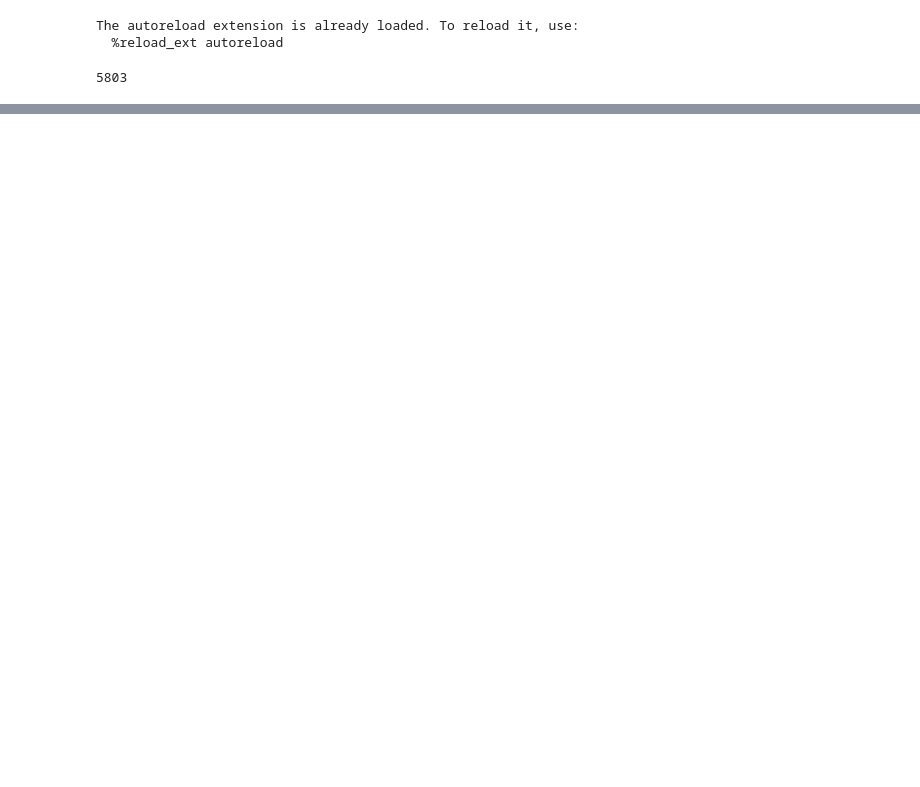
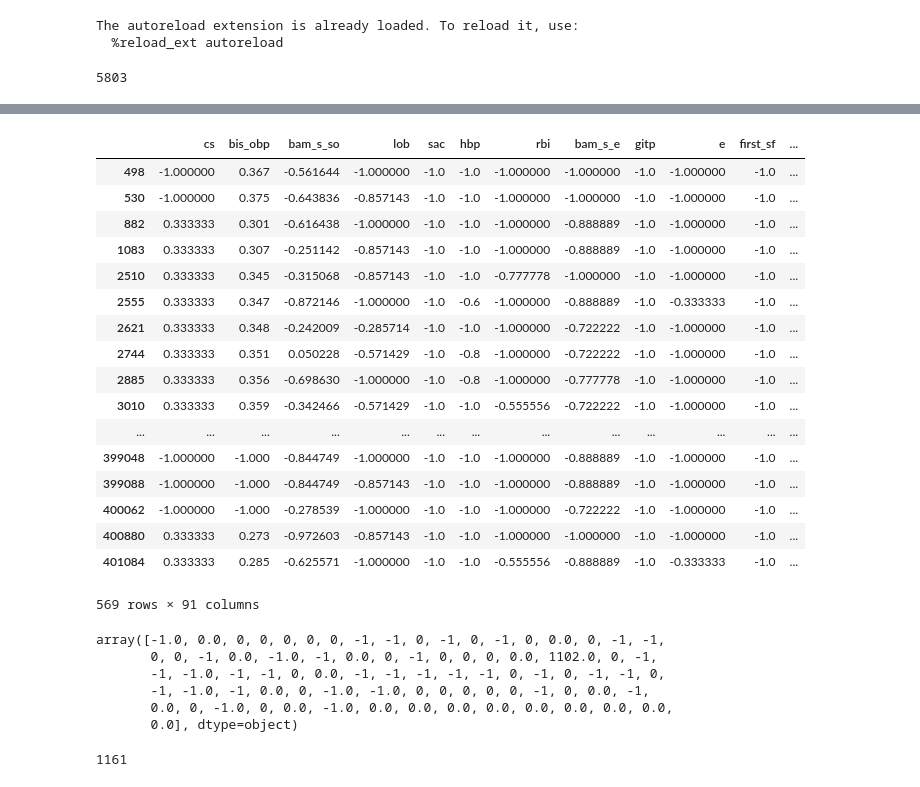
Before and after one commit to zaxcie/dfd, a Jupyter notebook: dfd/notebooks/1.0-kf-PredictRuns.ipynb, the cells around one changed output, grey strips where cells are left out. Cells and saved outputs as stored; diff of their text form; code cells hidden in the pictures; blank space fills up the shorter version.

```diff
--- a/dfd/notebooks/1.0-kf-PredictRuns.ipynb
+++ b/dfd/notebooks/1.0-kf-PredictRuns.ipynb
@@ -8,6 +8,8 @@ import matplotlib as plt
 import seaborn as sns
 import sqlalchemy as alch
 from dfd.data import processing
+
+pd.options.display.max_columns = None
 # %% [output]
 The autoreload extension is already loaded. To reload it, use:
   %reload_ext autoreload
@@ -38,3 +111,33 @@ X = np.nan_to_num(X)
+# %%
+df[df["id"] == 452254]
+# %% [output]
+|  | cs | bis_obp | bam_s_so | lob | sac | hbp | rbi | bam_s_e | gitp | e | first_sf | ... |
+| 498 | -1.000000 | 0.367 | -0.561644 | -1.000000 | -1.0 | -1.0 | -1.000000 | -1.000000 | -1.0 | -1.000000 | -1.0 | ... |
+| 530 | -1.000000 | 0.375 | -0.643836 | -0.857143 | -1.0 | -1.0 | -1.000000 | -1.000000 | -1.0 | -1.000000 | -1.0 | ... |
+| 882 | 0.333333 | 0.301 | -0.616438 | -1.000000 | -1.0 | -1.0 | -1.000000 | -0.888889 | -1.0 | -1.000000 | -1.0 | ... |
+| 1083 | 0.333333 | 0.307 | -0.251142 | -0.857143 | -1.0 | -1.0 | -1.000000 | -0.888889 | -1.0 | -1.000000 | -1.0 | ... |
+| 2510 | 0.333333 | 0.345 | -0.315068 | -0.857143 | -1.0 | -1.0 | -0.777778 | -1.000000 | -1.0 | -1.000000 | -1.0 | ... |
+| 2555 | 0.333333 | 0.347 | -0.872146 | -1.000000 | -1.0 | -0.6 | -1.000000 | -0.888889 | -1.0 | -0.333333 | -1.0 | ... |
+| 2621 | 0.333333 | 0.348 | -0.242009 | -0.285714 | -1.0 | -1.0 | -1.000000 | -0.722222 | -1.0 | -1.000000 | -1.0 | ... |
+| 2744 | 0.333333 | 0.351 | 0.050228 | -0.571429 | -1.0 | -0.8 | -1.000000 | -0.722222 | -1.0 | -1.000000 | -1.0 | ... |
+| 2885 | 0.333333 | 0.356 | -0.698630 | -1.000000 | -1.0 | -0.8 | -1.000000 | -0.777778 | -1.0 | -1.000000 | -1.0 | ... |
+| 3010 | 0.333333 | 0.359 | -0.342466 | -0.571429 | -1.0 | -1.0 | -0.555556 | -0.722222 | -1.0 | -1.000000 | -1.0 | ... |
+| ... | ... | ... | ... | ... | ... | ... | ... | ... | ... | ... | ... | ... |
+| 399048 | -1.000000 | -1.000 | -0.844749 | -1.000000 | -1.0 | -1.0 | -1.000000 | -0.888889 | -1.0 | -1.000000 | -1.0 | ... |
+| 399088 | -1.000000 | -1.000 | -0.844749 | -0.857143 | -1.0 | -1.0 | -1.000000 | -0.888889 | -1.0 | -1.000000 | -1.0 | ... |
+| 400062 | -1.000000 | -1.000 | -0.278539 | -1.000000 | -1.0 | -1.0 | -1.000000 | -0.722222 | -1.0 | -1.000000 | -1.0 | ... |
+| 400880 | 0.333333 | 0.273 | -0.972603 | -0.857143 | -1.0 | -1.0 | -1.000000 | -1.000000 | -1.0 | -1.000000 | -1.0 | ... |
+| 401084 | 0.333333 | 0.285 | -0.625571 | -1.000000 | -1.0 | -1.0 | -0.555556 | -0.888889 | -1.0 | -0.333333 | -1.0 | ... |
+569 rows × 91 columns
+# %%
+X[34553]
+# %% [output]
+array([-1.0, 0.0, 0, 0, 0, 0, 0, -1, -1, 0, -1, 0, -1, 0, 0.0, 0, -1, -1,
+       0, 0, -1, 0.0, -1.0, -1, 0.0, 0, -1, 0, 0, 0, 0.0, 1102.0, 0, -1,
+       -1, -1.0, -1, -1, 0, 0.0, -1, -1, -1, -1, -1, 0, -1, 0, -1, -1, 0,
+       -1, -1.0, -1, 0.0, 0, -1.0, -1.0, 0, 0, 0, 0, 0, -1, 0, 0.0, -1,
+       0.0, 0, -1.0, 0, 0.0, -1.0, 0.0, 0.0, 0.0, 0.0, 0.0, 0.0, 0.0, 0.0,
+       0.0], dtype=object)
 # %%
 from math import floor
 train_batter_ids = np.random.choice(batting["id"].unique(), floor(len(batting["id"].unique())*0.8), replace=False)
@@ -44,3 +145,7 @@ test_batter_ids = np.extract(np.isin(batting["id"].unique(), train_batter_ids, i
+# %%
+len(test_batter_ids)
+# %% [output]
+1161
 # %%
 scaler = MinMaxScaler(feature_range=(-1, 1))
 scaler = scaler.fit(X)
```
Also changed, not shown: parts of 12 cells of this notebook, 4 other files.
